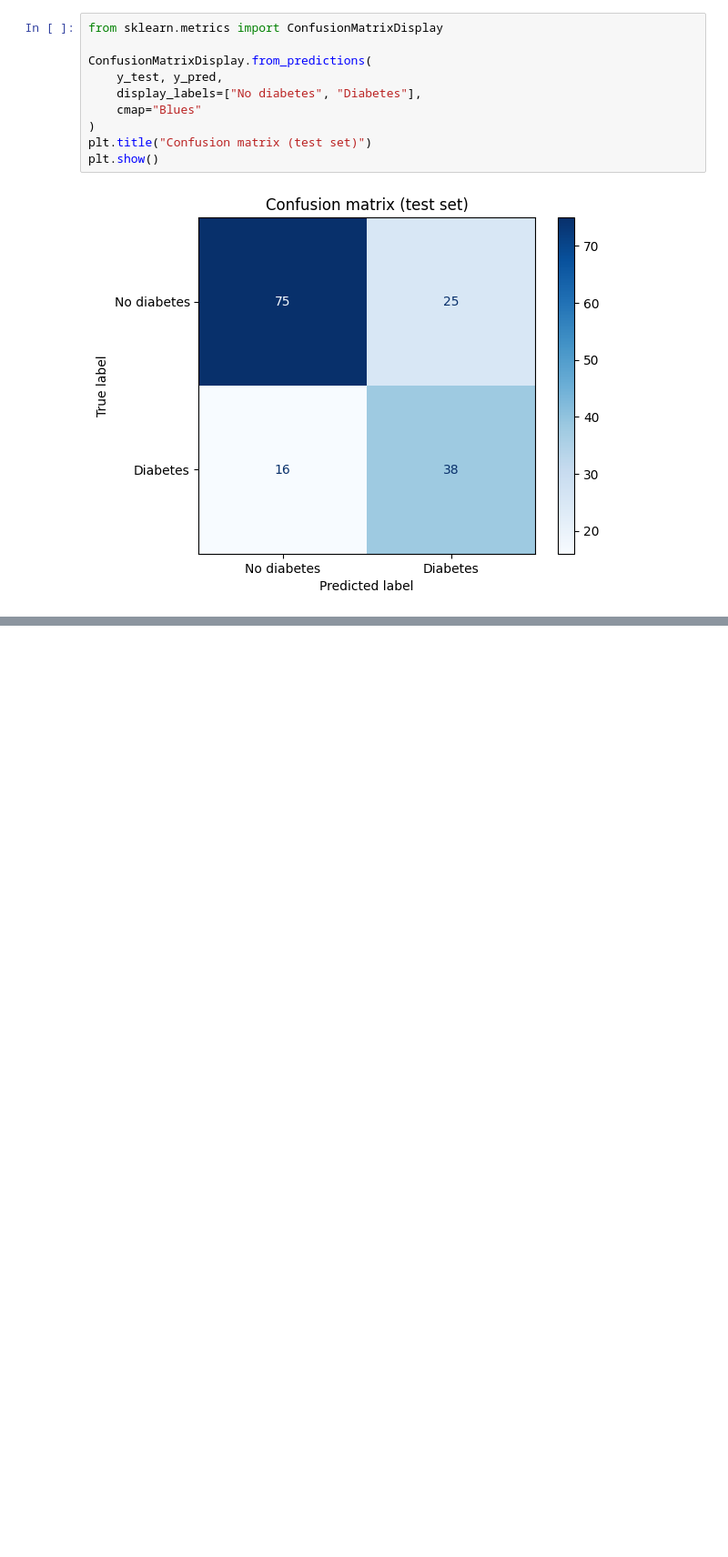
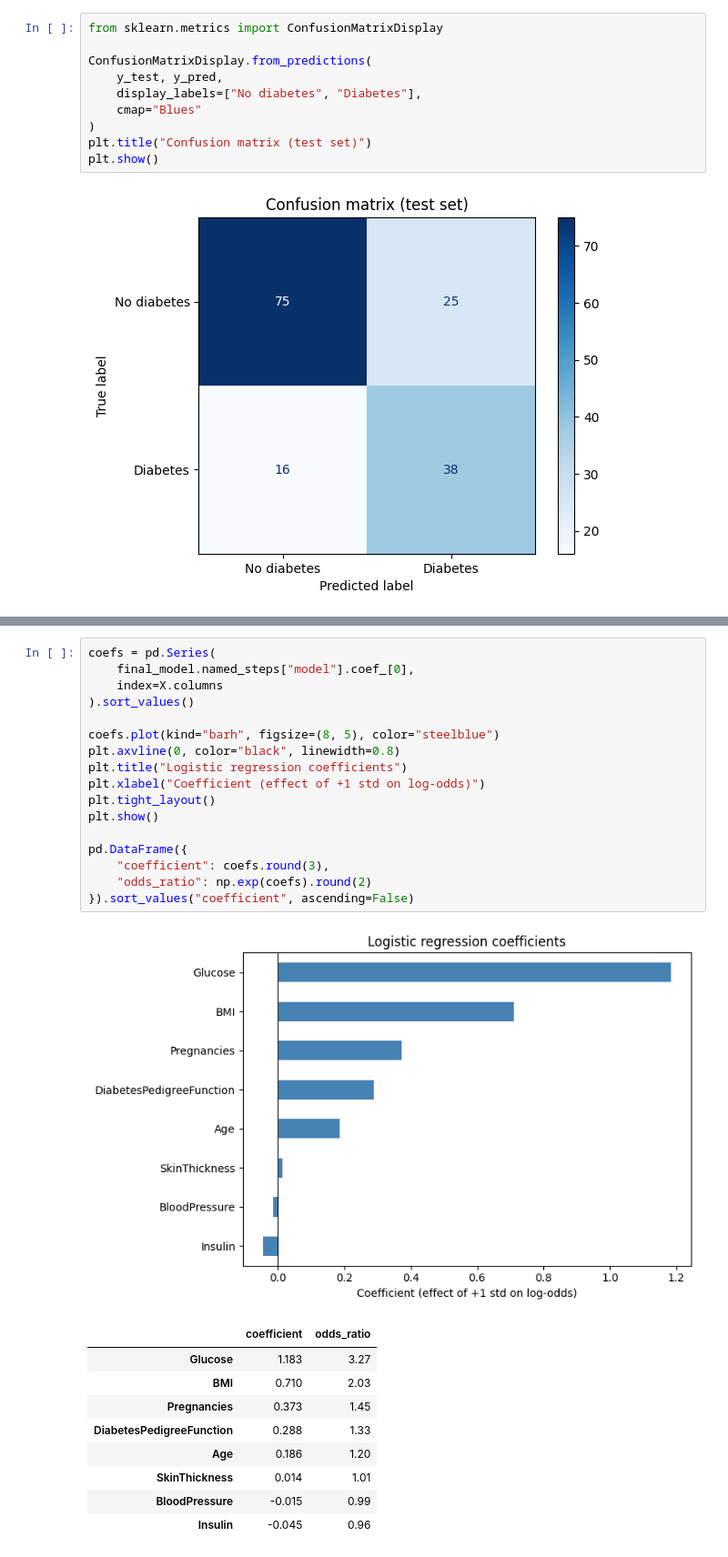
Before and after one commit to Koroush-Mashayekh/diabetes-risk-prediction, a Jupyter notebook: notebooks/03_evaluation.ipynb, the cells around one changed output, grey strips where cells are left out. Shown at 91% size. Cells and saved outputs as stored; diff of their text form; blank space fills up the shorter version.

```diff
--- a/notebooks/03_evaluation.ipynb
+++ b/notebooks/03_evaluation.ipynb
@@ -95,0 +116,28 @@ plt.show()
+# %%
+coefs = pd.Series(
+    final_model.named_steps["model"].coef_[0],
+    index=X.columns
+).sort_values()
+
+coefs.plot(kind="barh", figsize=(8, 5), color="steelblue")
+plt.axvline(0, color="black", linewidth=0.8)
+plt.title("Logistic regression coefficients")
+plt.xlabel("Coefficient (effect of +1 std on log-odds)")
+plt.tight_layout()
+plt.show()
+
+pd.DataFrame({
+    "coefficient": coefs.round(3),
+    "odds_ratio": np.exp(coefs).round(2)
+}).sort_values("coefficient", ascending=False)
+# %% [output]
+[figure, added]
+|  | coefficient | odds_ratio |
+| Glucose | 1.183 | 3.27 |
+| BMI | 0.710 | 2.03 |
+| Pregnancies | 0.373 | 1.45 |
+| DiabetesPedigreeFunction | 0.288 | 1.33 |
+| Age | 0.186 | 1.20 |
+| SkinThickness | 0.014 | 1.01 |
+| BloodPressure | -0.015 | 0.99 |
+| Insulin | -0.045 | 0.96 |
```
Also changed, not shown: parts of 5 cells of this notebook.
